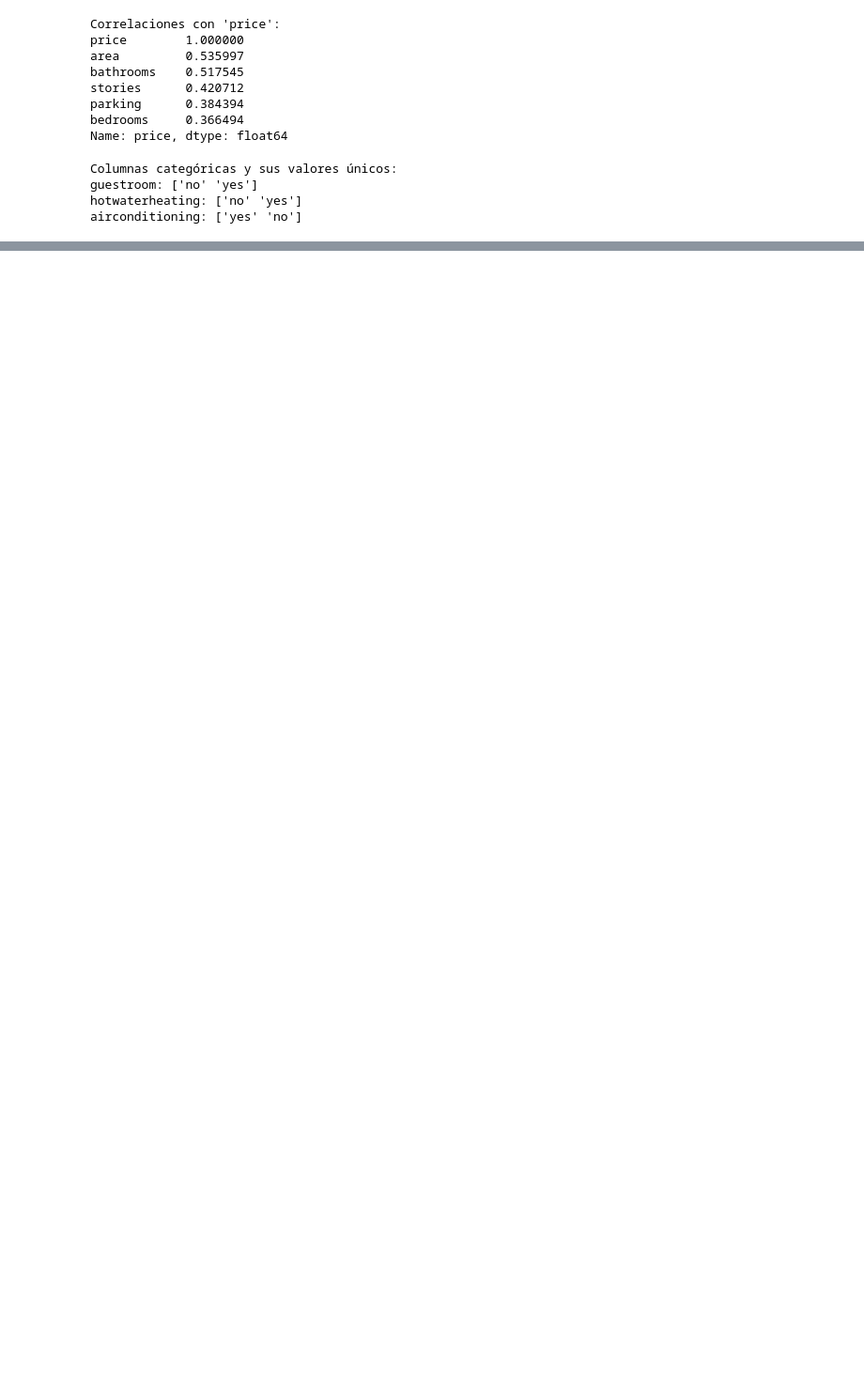
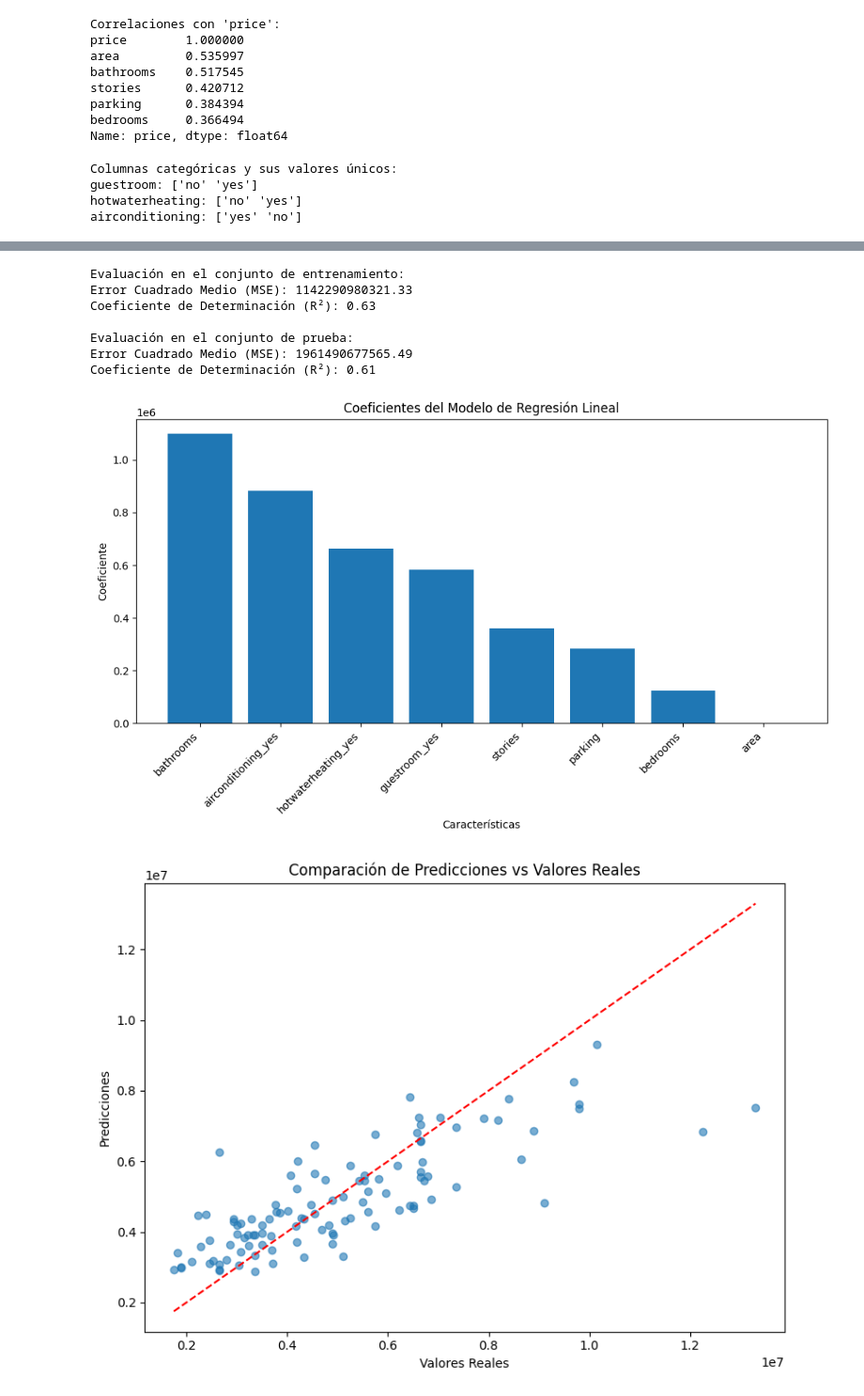
Before and after one commit to martingom4/Data-Science, a Jupyter notebook: Machine_learning/Desafios/Deasifio-1-Martin-Gomez.ipynb, the cells around one changed output, grey strips where cells are left out. Shown at 94% size. Cells and saved outputs as stored; diff of their text form; code cells hidden in the pictures; blank space fills up the shorter version.

```diff
--- a/Machine_learning/Desafios/Deasifio-1-Martin-Gomez.ipynb
+++ b/Machine_learning/Desafios/Deasifio-1-Martin-Gomez.ipynb
@@ -170,3 +199,22 @@ Columnas categóricas y sus valores únicos:
 guestroom: ['no' 'yes']
 hotwaterheating: ['no' 'yes']
 airconditioning: ['yes' 'no']
+# %%
+# Preprocesar datos categóricos (convertir a dummies)
+categorical_columns = df.select_dtypes(include=["object"]).columns
+df_processed = pd.get_dummies(df, columns=categorical_columns, drop_first=True)
+
+# Separar las variables predictoras (X) y la variable objetivo (y)
+X = df_processed.drop(columns=["price"])  # Asegúrate de que "price" es la columna objetivo
+y = df_processed["price"]
+
+# Dividir los datos en conjuntos de entrenamiento (80%) y prueba (20%)
+X_train, X_test, y_train, y_test = train_test_split(X, y, test_size=0.2, random_state=42)
+
+# Crear una instancia del modelo de regresión lineal
+model = LinearRegression()
+
+# Ajustar el modelo utilizando los datos de entrenamiento
+model.fit(X_train, y_train)
+
+print("Modelo ajustado con éxito.")
@@ -172,0 +223,50 @@ airconditioning: ['yes' 'no']
+# %%
+# Evaluar el modelo en el conjunto de entrenamiento
+y_train_pred = model.predict(X_train)
+mse_train = mean_squared_error(y_train, y_train_pred)
+r2_train = r2_score(y_train, y_train_pred)
+
+print("Evaluación en el conjunto de entrenamiento:")
+print(f"Error Cuadrado Medio (MSE): {mse_train:.2f}")
+print(f"Coeficiente de Determinación (R²): {r2_train:.2f}")
+
+# Evaluar el modelo en el conjunto de prueba
+y_test_pred = model.predict(X_test)
+mse_test = mean_squared_error(y_test, y_test_pred)
+r2_test = r2_score(y_test, y_test_pred)
+
+print("\nEvaluación en el conjunto de prueba:")
+print(f"Error Cuadrado Medio (MSE): {mse_test:.2f}")
+print(f"Coeficiente de Determinación (R²): {r2_test:.2f}")
+
+# Graficar los coeficientes
+coefficients = pd.DataFrame({"Feature": X.columns, "Coefficient": model.coef_})
+coefficients.sort_values(by="Coefficient", ascending=False, inplace=True)
+plt.figure(figsize=(10, 6))
+plt.bar(coefficients["Feature"], coefficients["Coefficient"])
+plt.title("Coeficientes del Modelo de Regresión Lineal")
+plt.xlabel("Características")
+plt.ylabel("Coeficiente")
+plt.xticks(rotation=45, ha='right')
+plt.tight_layout()
+plt.show()
+
+# Comparar predicciones con valores reales (gráfico de dispersión)
+plt.figure(figsize=(8, 6))
+plt.scatter(y_test, y_test_pred, alpha=0.6)
+plt.plot([y_test.min(), y_test.max()], [y_test.min(), y_test.max()], '--', color='red')
+plt.title("Comparación de Predicciones vs Valores Reales")
+plt.xlabel("Valores Reales")
+plt.ylabel("Predicciones")
+plt.tight_layout()
+plt.show()
+# %% [output]
+Evaluación en el conjunto de entrenamiento:
+Error Cuadrado Medio (MSE): 1142290980321.33
+Coeficiente de Determinación (R²): 0.63
+
+Evaluación en el conjunto de prueba:
+Error Cuadrado Medio (MSE): 1961490677565.49
+Coeficiente de Determinación (R²): 0.61
+[figure, added]
+[figure, added]
```
Also changed, not shown: parts of 7 cells of this notebook.
